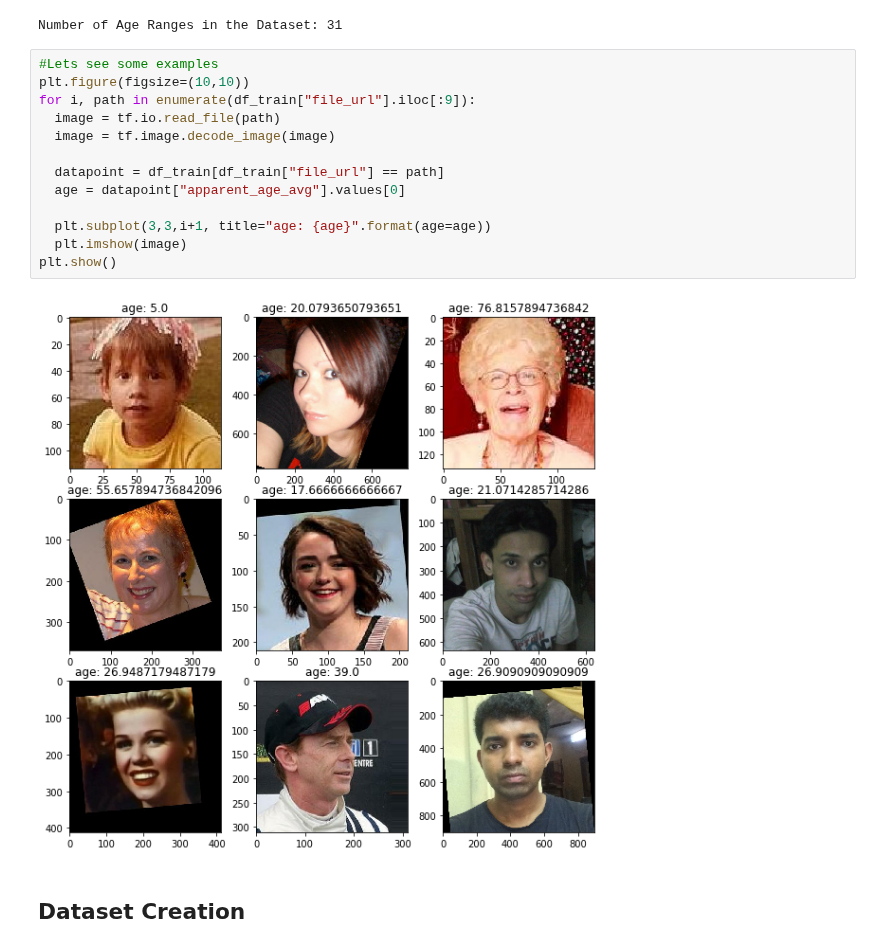
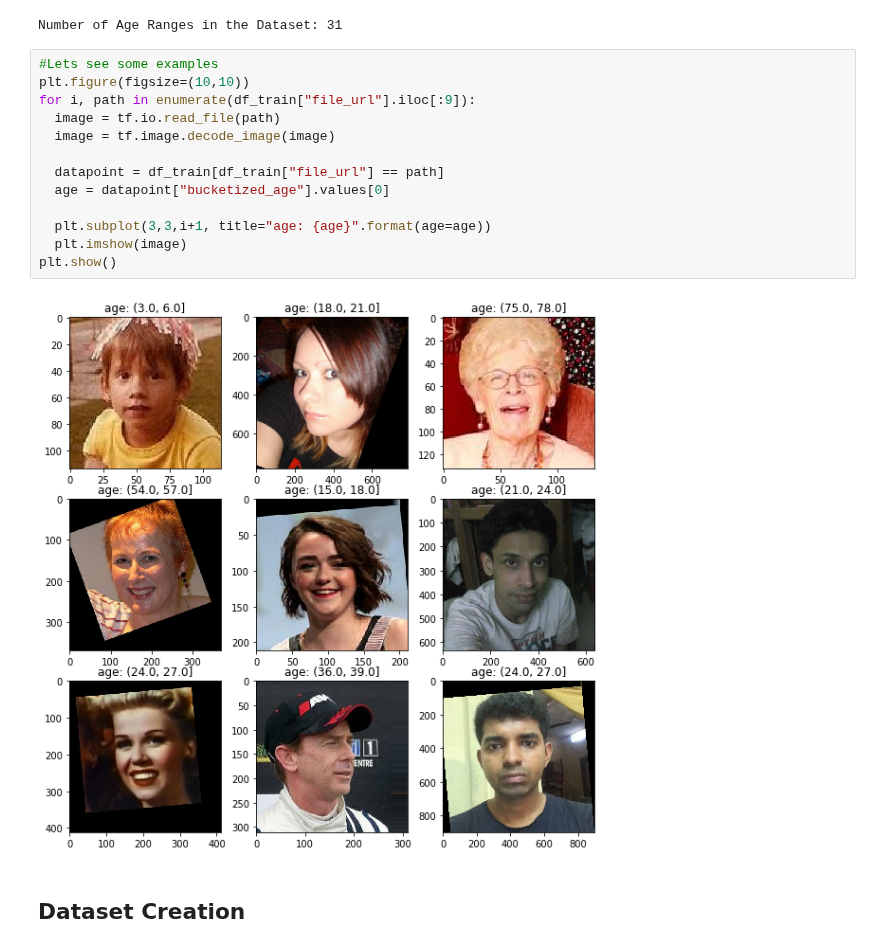
Before and after one commit to elpapi42/AgeClassifier, a Jupyter notebook: AgeClassifier.ipynb, the cells around one changed output. Cells and saved outputs as stored; diff of their text form.

```diff
--- a/AgeClassifier.ipynb
+++ b/AgeClassifier.ipynb
@@ -199,18 +199,18 @@ Number of Age Ranges in the Dataset: 31
 # %%
 #Lets see some examples
 plt.figure(figsize=(10,10))
 for i, path in enumerate(df_train["file_url"].iloc[:9]):
   image = tf.io.read_file(path)
   image = tf.image.decode_image(image)
 
   datapoint = df_train[df_train["file_url"] == path]
-  age = datapoint["apparent_age_avg"].values[0]
+  age = datapoint["bucketized_age"].values[0]
 
   plt.subplot(3,3,i+1, title="age: {age}".format(age=age))
   plt.imshow(image)
 plt.show()
 # %% [output]
-[figure, old version]
+[figure, new version]
 # %% [markdown]
 ## Dataset Creation
 # %%
```
Also changed, not shown: parts of 8 cells of this notebook.
